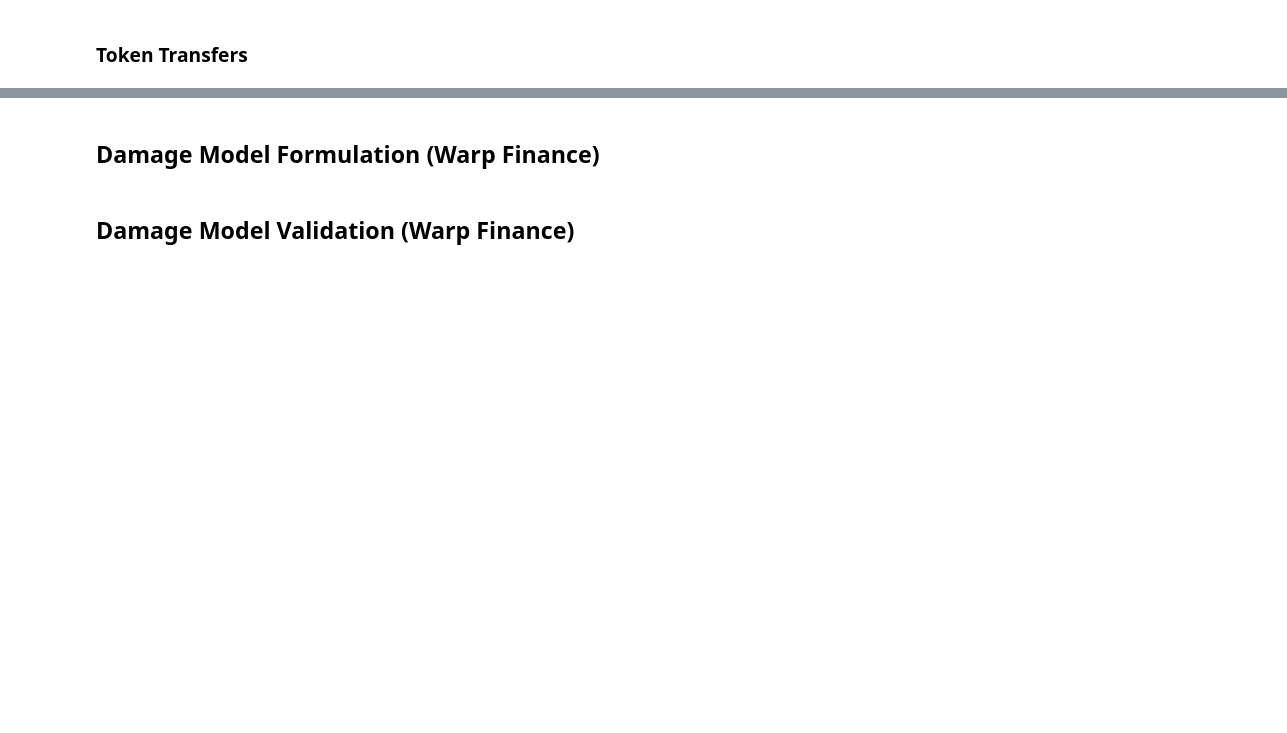
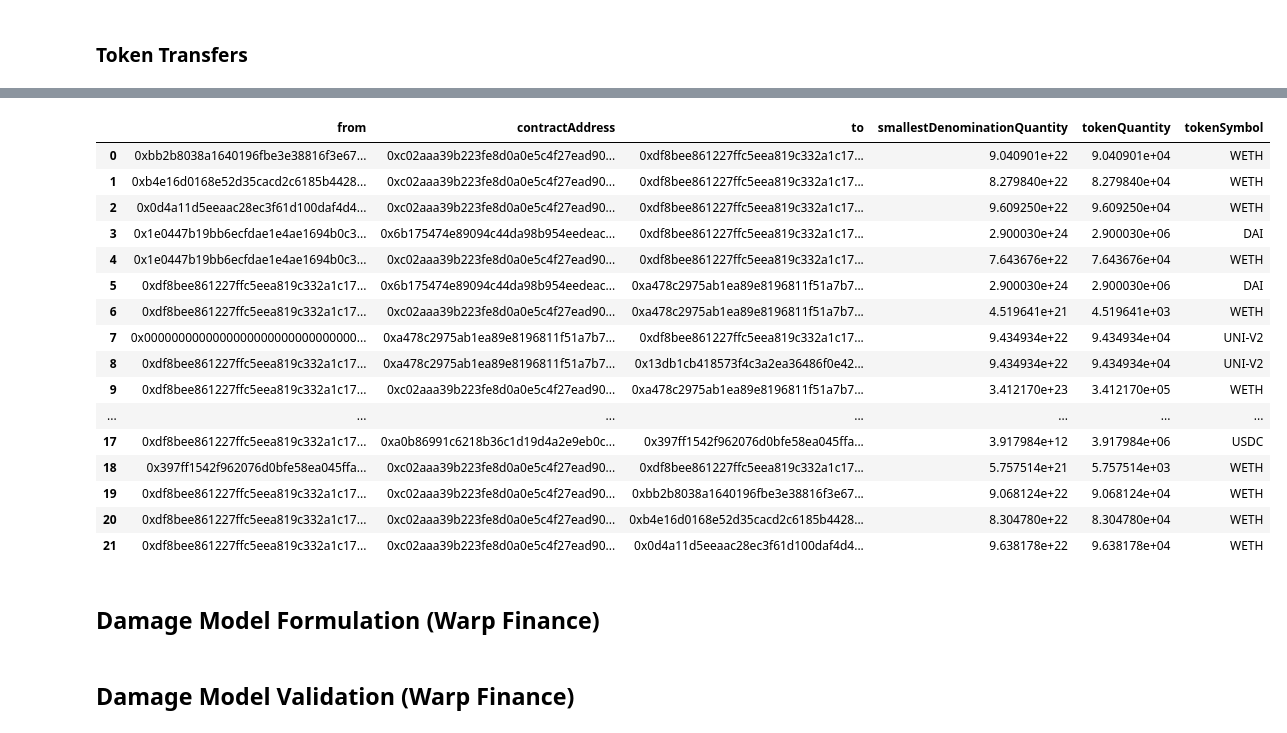
Before and after one commit to MJ-Peters/Flash-Loan-Attack-Analysis-Framework, a Jupyter notebook: Flash Loan Attack Analysis Framework.ipynb, the cells around one changed output, grey strips where cells are left out. Saved outputs shown, nothing was run; the diff lists cells and outputs as text; code cells hidden in the pictures; blank space fills up the shorter version.

```diff
--- a/Flash Loan Attack Analysis Framework.ipynb
+++ b/Flash Loan Attack Analysis Framework.ipynb
@@ -58,0 +83,39 @@ token_transfers_df
+# %%
+# Adding a column to show the value of the transfer in Wei and in the standard token
+token_transfers_df = token_transfers_df.rename(columns={"value": "smallestDenominationQuantity"})
+
+# Converting columns to floats (numbers are too large for ints according to OverflowError)
+token_transfers_df["smallestDenominationQuantity"] = token_transfers_df["smallestDenominationQuantity"].astype(float)
+token_transfers_df["tokenDecimal"] = token_transfers_df["tokenDecimal"].astype(float)
+
+# Creating new column
+token_transfers_df["tokenQuantity"] = token_transfers_df["smallestDenominationQuantity"] / (10 ** token_transfers_df["tokenDecimal"])
+
+# Moving the tokenQuantity next to the smallestDenomQuantity
+new_column_position = 4
+column_names = list(token_transfers_df.columns)
+column_names.insert(new_column_position, column_names.pop(column_names.index("tokenQuantity")))
+token_transfers_df = token_transfers_df[column_names]
+
+# Removing tokenDecimal as it is no longer useful
+token_transfers_df = token_transfers_df.drop(columns="tokenDecimal")
+
+token_transfers_df
+# %% [output]
+|  | from | contractAddress | to | smallestDenominationQuantity | tokenQuantity | tokenSymbol |
+| 0 | 0xbb2b8038a1640196fbe3e38816f3e67... | 0xc02aaa39b223fe8d0a0e5c4f27ead90... | 0xdf8bee861227ffc5eea819c332a1c17... | 9.040901e+22 | 9.040901e+04 | WETH |
+| 1 | 0xb4e16d0168e52d35cacd2c6185b4428... | 0xc02aaa39b223fe8d0a0e5c4f27ead90... | 0xdf8bee861227ffc5eea819c332a1c17... | 8.279840e+22 | 8.279840e+04 | WETH |
+| 2 | 0x0d4a11d5eeaac28ec3f61d100daf4d4... | 0xc02aaa39b223fe8d0a0e5c4f27ead90... | 0xdf8bee861227ffc5eea819c332a1c17... | 9.609250e+22 | 9.609250e+04 | WETH |
+| 3 | 0x1e0447b19bb6ecfdae1e4ae1694b0c3... | 0x6b175474e89094c44da98b954eedeac... | 0xdf8bee861227ffc5eea819c332a1c17... | 2.900030e+24 | 2.900030e+06 | DAI |
+| 4 | 0x1e0447b19bb6ecfdae1e4ae1694b0c3... | 0xc02aaa39b223fe8d0a0e5c4f27ead90... | 0xdf8bee861227ffc5eea819c332a1c17... | 7.643676e+22 | 7.643676e+04 | WETH |
+| 5 | 0xdf8bee861227ffc5eea819c332a1c17... | 0x6b175474e89094c44da98b954eedeac... | 0xa478c2975ab1ea89e8196811f51a7b7... | 2.900030e+24 | 2.900030e+06 | DAI |
+| 6 | 0xdf8bee861227ffc5eea819c332a1c17... | 0xc02aaa39b223fe8d0a0e5c4f27ead90... | 0xa478c2975ab1ea89e8196811f51a7b7... | 4.519641e+21 | 4.519641e+03 | WETH |
+| 7 | 0x0000000000000000000000000000000... | 0xa478c2975ab1ea89e8196811f51a7b7... | 0xdf8bee861227ffc5eea819c332a1c17... | 9.434934e+22 | 9.434934e+04 | UNI-V2 |
+| 8 | 0xdf8bee861227ffc5eea819c332a1c17... | 0xa478c2975ab1ea89e8196811f51a7b7... | 0x13db1cb418573f4c3a2ea36486f0e42... | 9.434934e+22 | 9.434934e+04 | UNI-V2 |
+| 9 | 0xdf8bee861227ffc5eea819c332a1c17... | 0xc02aaa39b223fe8d0a0e5c4f27ead90... | 0xa478c2975ab1ea89e8196811f51a7b7... | 3.412170e+23 | 3.412170e+05 | WETH |
+| ... | ... | ... | ... | ... | ... | ... |
+| 17 | 0xdf8bee861227ffc5eea819c332a1c17... | 0xa0b86991c6218b36c1d19d4a2e9eb0c... | 0x397ff1542f962076d0bfe58ea045ffa... | 3.917984e+12 | 3.917984e+06 | USDC |
+| 18 | 0x397ff1542f962076d0bfe58ea045ffa... | 0xc02aaa39b223fe8d0a0e5c4f27ead90... | 0xdf8bee861227ffc5eea819c332a1c17... | 5.757514e+21 | 5.757514e+03 | WETH |
+| 19 | 0xdf8bee861227ffc5eea819c332a1c17... | 0xc02aaa39b223fe8d0a0e5c4f27ead90... | 0xbb2b8038a1640196fbe3e38816f3e67... | 9.068124e+22 | 9.068124e+04 | WETH |
+| 20 | 0xdf8bee861227ffc5eea819c332a1c17... | 0xc02aaa39b223fe8d0a0e5c4f27ead90... | 0xb4e16d0168e52d35cacd2c6185b4428... | 8.304780e+22 | 8.304780e+04 | WETH |
+| 21 | 0xdf8bee861227ffc5eea819c332a1c17... | 0xc02aaa39b223fe8d0a0e5c4f27ead90... | 0x0d4a11d5eeaac28ec3f61d100daf4d4... | 9.638178e+22 | 9.638178e+04 | WETH |
```
Also changed, not shown: parts of 2 cells of this notebook.
